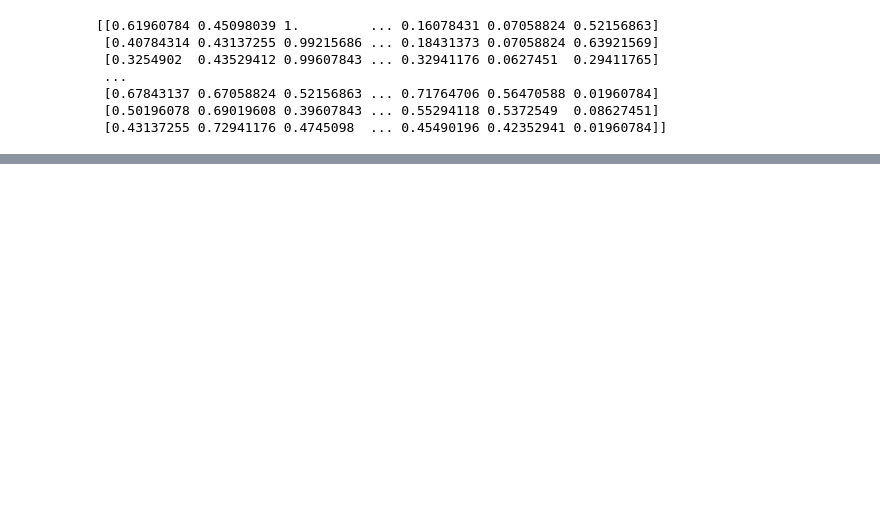
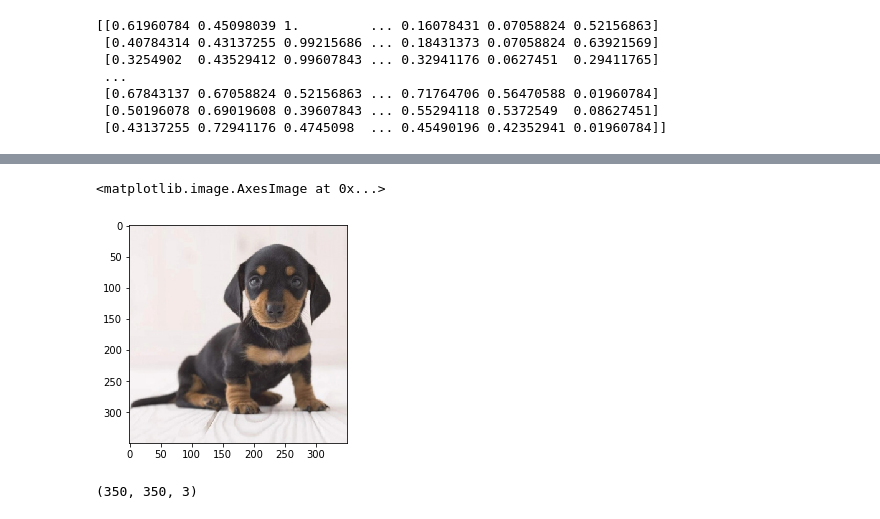
Before and after one commit to YuanshuoZhangDE/HappyHack, a Jupyter notebook: 深度学习/jupyter/深度学习第二周作业/未命名.ipynb, the cells around one changed output, grey strips where cells are left out. Cells and saved outputs as stored; diff of their text form; code cells hidden in the pictures; blank space fills up the shorter version.

```diff
--- a/深度学习/jupyter/深度学习第二周作业/未命名.ipynb
+++ b/深度学习/jupyter/深度学习第二周作业/未命名.ipynb
@@ -131,0 +200,14 @@ def model(w, b, x_train, y_train, x_test, y_test, alpha, n_iters):
+# %%
+# 测试
+#my_path = '/Users/yuanshuozhang/Desktop/猫.jpeg'
+my_path = '/Users/yuanshuozhang/Desktop/狗.jpg'
+my_image = plt.imread(my_path)
+plt.imshow(my_image)
+# %% [output]
+<matplotlib.image.AxesImage at 0x...>
+[figure, added]
+# %%
+# 改测试集尺寸
+my_image.shape
+# %% [output]
+(350, 350, 3)
```
Also changed, not shown: parts of 13 cells of this notebook.
